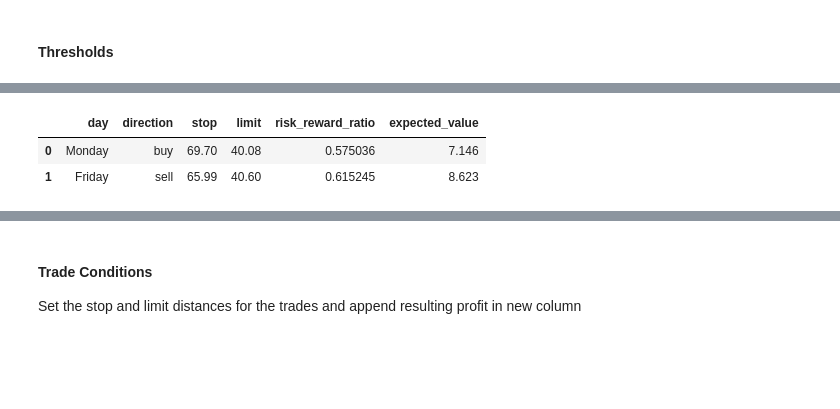
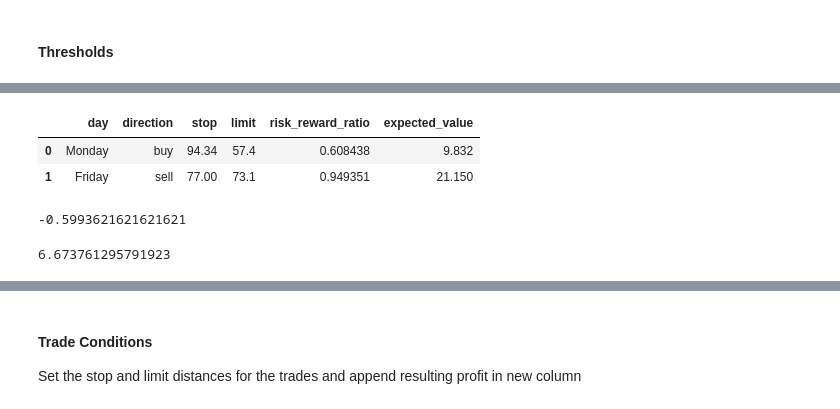
Before and after one commit to generatom/stocks, a Jupyter notebook: stocks.ipynb, the cells around one changed output, grey strips where cells are left out. Drawn from its saved outputs; the diff is of its cells as text; code cells hidden in the pictures; blank space fills up the shorter version.

```diff
--- a/stocks.ipynb
+++ b/stocks.ipynb
@@ -22,0 +23,3 @@ api.debug_level = 0
+# %%
+api = login()
+api.positions()
@@ -165,6 +233,7 @@ def get_trades(df, stop_quantile=0.8, limit_quantile=0.8):
 # %%
-get_trades(prices, stop_quantile=0.7, limit_quantile=0.7)
+trade = get_trades(prices, stop_quantile=0.8, limit_quantile=0.5)
+trade
 # %% [output]
 |  | day | direction | stop | limit | risk_reward_ratio | expected_value |
-| 0 | Monday | buy | 69.70 | 40.08 | 0.575036 | 7.146 |
-| 1 | Friday | sell | 65.99 | 40.60 | 0.615245 | 8.623 |
+| 0 | Monday | buy | 94.34 | 57.4 | 0.608438 | 9.832 |
+| 1 | Friday | sell | 77.00 | 73.1 | 0.949351 | 21.150 |
@@ -170,0 +245,10 @@ get_trades(prices, stop_quantile=0.7, limit_quantile=0.7)
+# %%
+target_risk = 0.08
+
+pos['value_at_risk'] = pos.contractSize * pos.stop_distance
+suggested_size = account_balance * target_risk / pos.stop_distance.values[0]
+print(suggested_size)
+pos.value_at_risk.values[0] / account_balance * 100
+# %% [output]
+-0.5993621621621621
+6.673761295791923
```
Also changed, not shown: parts of 30 cells of this notebook.
